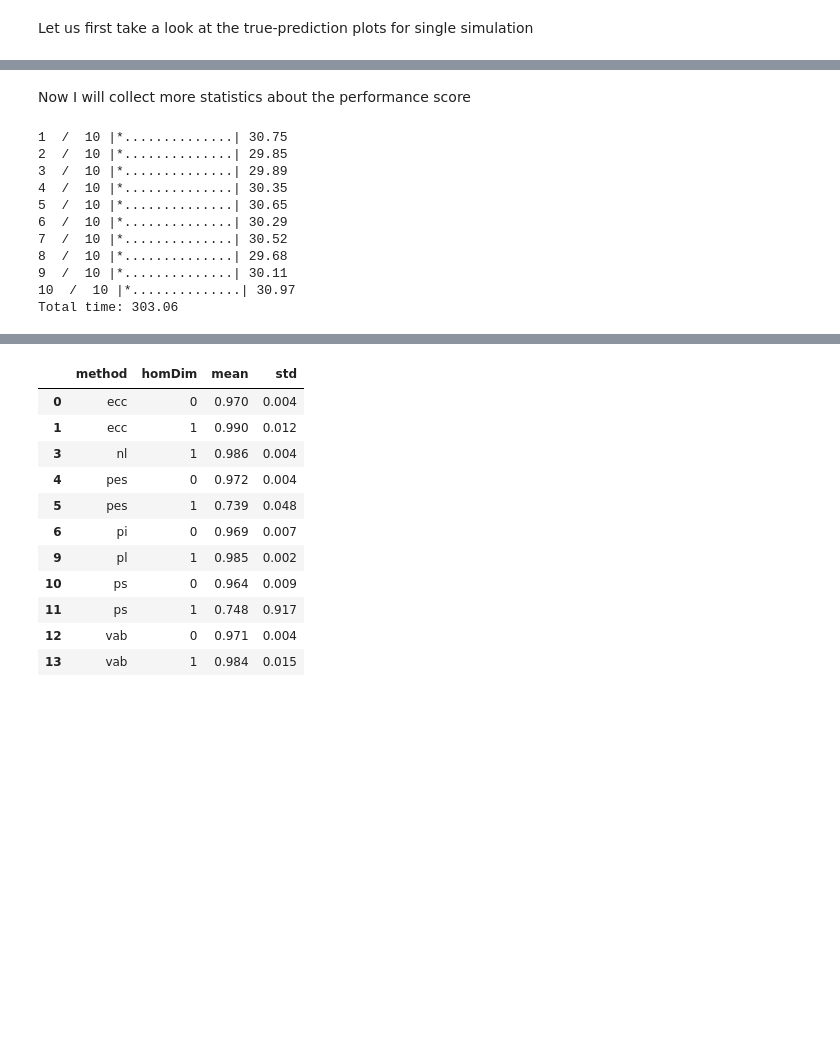
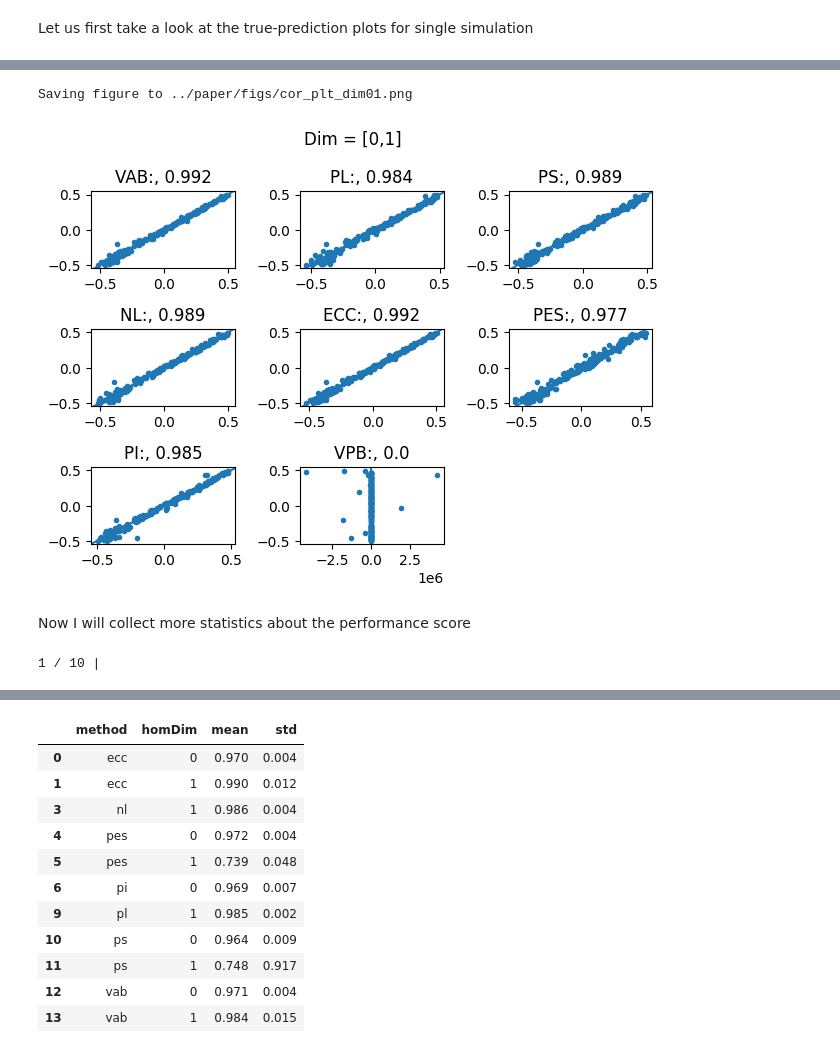
Before and after one commit to ALuchinsky/vpb_python, a Jupyter notebook: python/test_TDAvectorizer.ipynb, the cells around one changed output, grey strips where cells are left out. Saved outputs shown, nothing was run; the diff lists cells and outputs as text; code cells hidden in the pictures; blank space fills up the shorter version.

```diff
--- a/python/test_TDAvectorizer.ipynb
+++ b/python/test_TDAvectorizer.ipynb
@@ -380,3 +347,13 @@ Saving figure to ../paper/figs/cor_plt.png
+# %%
+for i, method in enumerate(methodList):
+    ax = plt.subplot(3, 3, i+1)
+    computeScore(vect2, ratList, method, homDim = [0,1], plot = True, ax = ax, seed = 42)
+plt.suptitle("Dim = [0,1]")
+plt.tight_layout()
+save_figure("cor_plt_dim01")
+# %% [output]
+Saving figure to ../paper/figs/cor_plt_dim01.png
+[figure, added]
 # %% [markdown]
 Now I will collect more statistics about the performance score
 # %%
@@ -388,7 +366,7 @@ nSim = 10
 totalTime = timer()
 for iSim in range(nSim):
     start = timer()
-    print(iSim+1, " / ", nSim, end = " ")
+    print(iSim+1, "/", nSim, end = " ")
     print("|", end = "")
     ratList = np.random.uniform(-0.5, 0.5, 10**3)
     clouds = []
@@ -398,27 +376,18 @@ for iSim in range(nSim):
     vect2.fit(clouds)
 
     print("*", end = "")
-    for homDim in [0, 1]:
+    for homDim in [0, 1, [0,1]]:
         for i, method in enumerate(methodList):
             score = computeScore(vect2, ratList, method, homDim = homDim, plot = False)
             df = pd.concat([df, pd.DataFrame({"method": [method], "homDim": [homDim], "score": score})])
             print(".", end = "")
+        print("=", end = "")
     end = timer()
     print(f"| {round(end - start, 2)}")
 totalEnd = timer()
 print(f"Total time: {round(totalEnd - totalTime, 2)}")
 # %% [output]
-1  /  10 |*..............| 30.75
-2  /  10 |*..............| 29.85
-3  /  10 |*..............| 29.89
-4  /  10 |*..............| 30.35
-5  /  10 |*..............| 30.65
-6  /  10 |*..............| 30.29
-7  /  10 |*..............| 30.52
-8  /  10 |*..............| 29.68
-9  /  10 |*..............| 30.11
-10  /  10 |*..............| 30.97
-Total time: 303.06
+1 / 10 |
 # %%
 df.to_csv("./data/scores.csv", index=False)
 # %%
```
Also changed, not shown: parts of 22 cells of this notebook, 7 other files.
